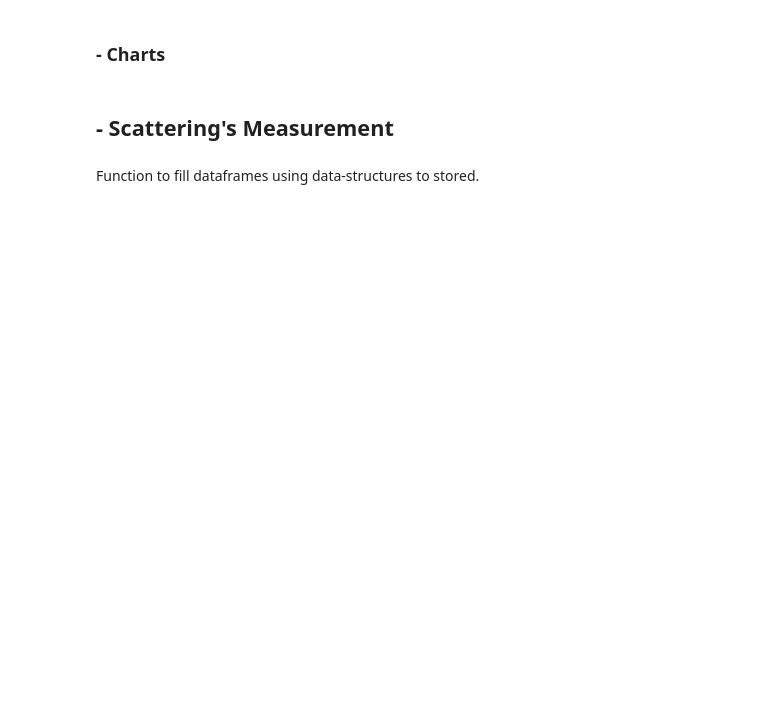
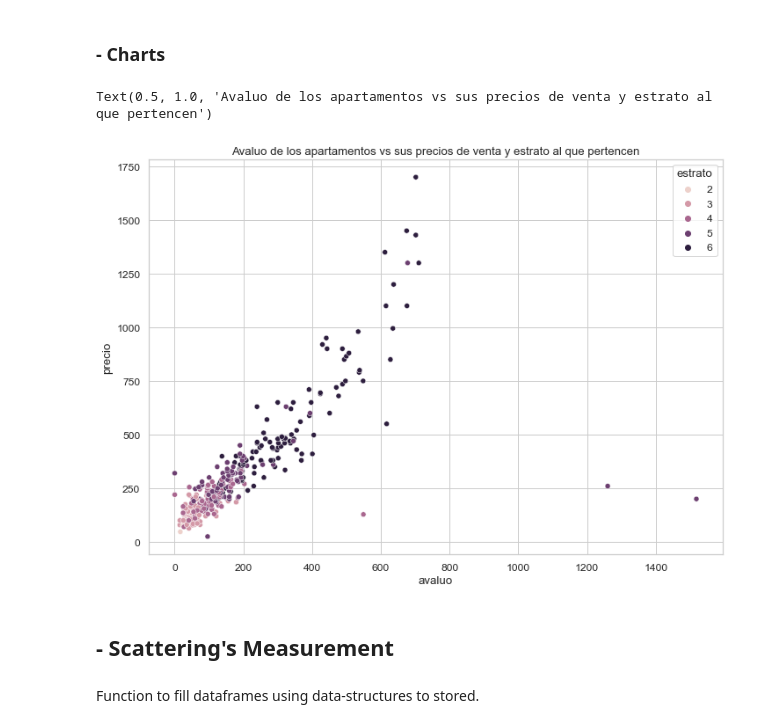
Before and after one commit to StanDoge/PYE-lab-1, a Jupyter notebook: main.ipynb, the cells around one changed output. Cells and saved outputs as stored; diff of their text form; code cells hidden in the pictures; blank space fills up the shorter version.

Commit message:
Showing some charts

```diff
--- a/main.ipynb
+++ b/main.ipynb
@@ -33,11 +43,14 @@ df_variables['Media_armonica'] = var_media_arm
 # %%
 # sb.histplot(data=df,x='precio',hue='parqueadero').set_title("Rangos de precios")
 # sb.histplot(data=df,x='mt2').set_title("Metros cuadrados")
 # sb.catplot(data=df,x='estrato',y='alcobas',kind='bar',ci=None).set(title="Numero de alcobas por estrato")
 # sb.catplot(data=df,x='alcobas',y='precio',kind='bar',ci=None).set(title="Precios segun el numero de alcobas")
 # sb.barplot(x='banos',y='estrato',data=df,ci=None).set_title("Número de baños  según el estrato socioeconómico ")
 # sb.histplot(data=df,x='administracion').set_title("Rango de precios por servicio de administración ")
-#sb.scatterplot(x='avaluo',y='precio',data=df,hue='estrato').set_title("Avaluo de los apartamentos vs sus precios de venta y estrato al que pertencen")
+sb.scatterplot(x='avaluo',y='precio',data=df,hue='estrato').set_title("Avaluo de los apartamentos vs sus precios de venta y estrato al que pertencen")
+# %% [output]
+Text(0.5, 1.0, 'Avaluo de los apartamentos vs sus precios de venta y estrato al que pertencen')
+[figure, added]
 # %% [markdown]
 ## - Scattering's Measurement
 # %%
```
Also changed, not shown: parts of 4 cells of this notebook.
